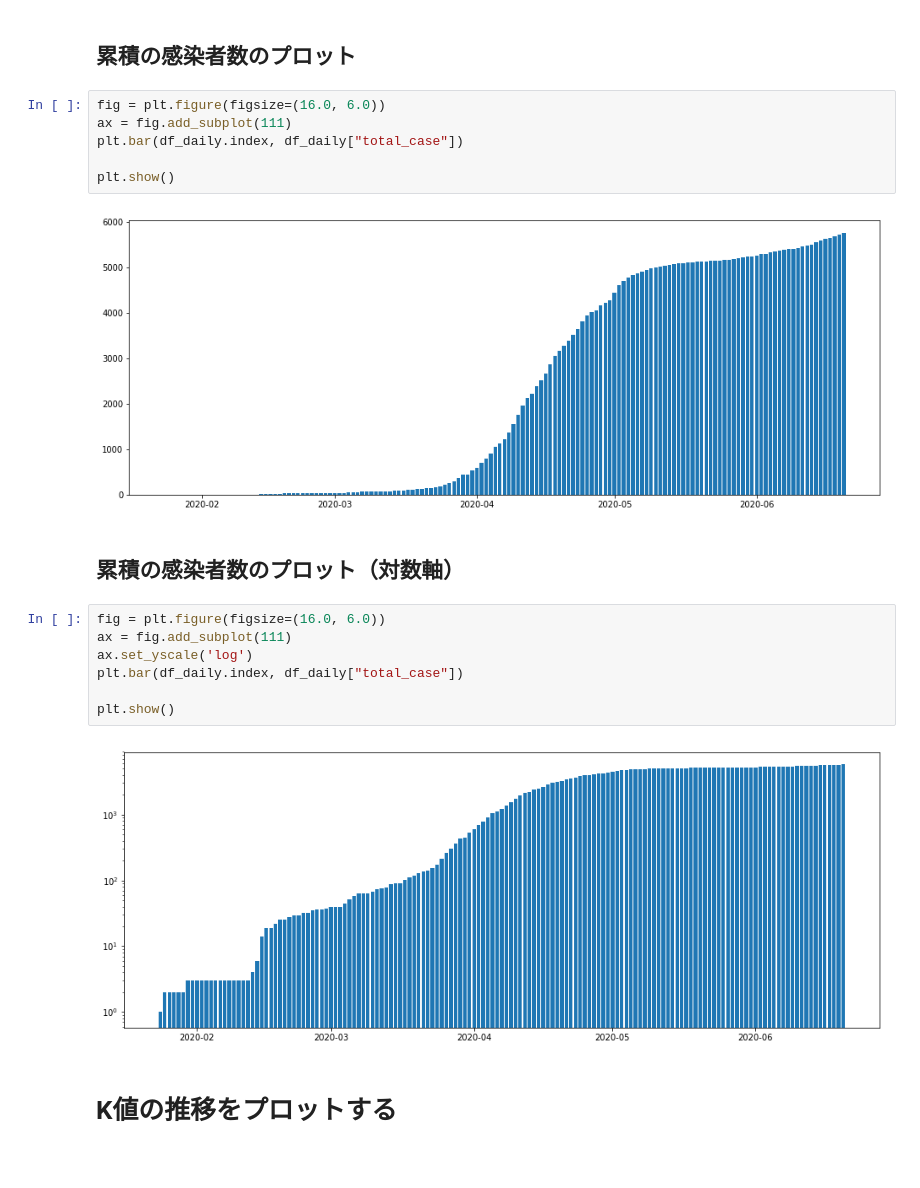
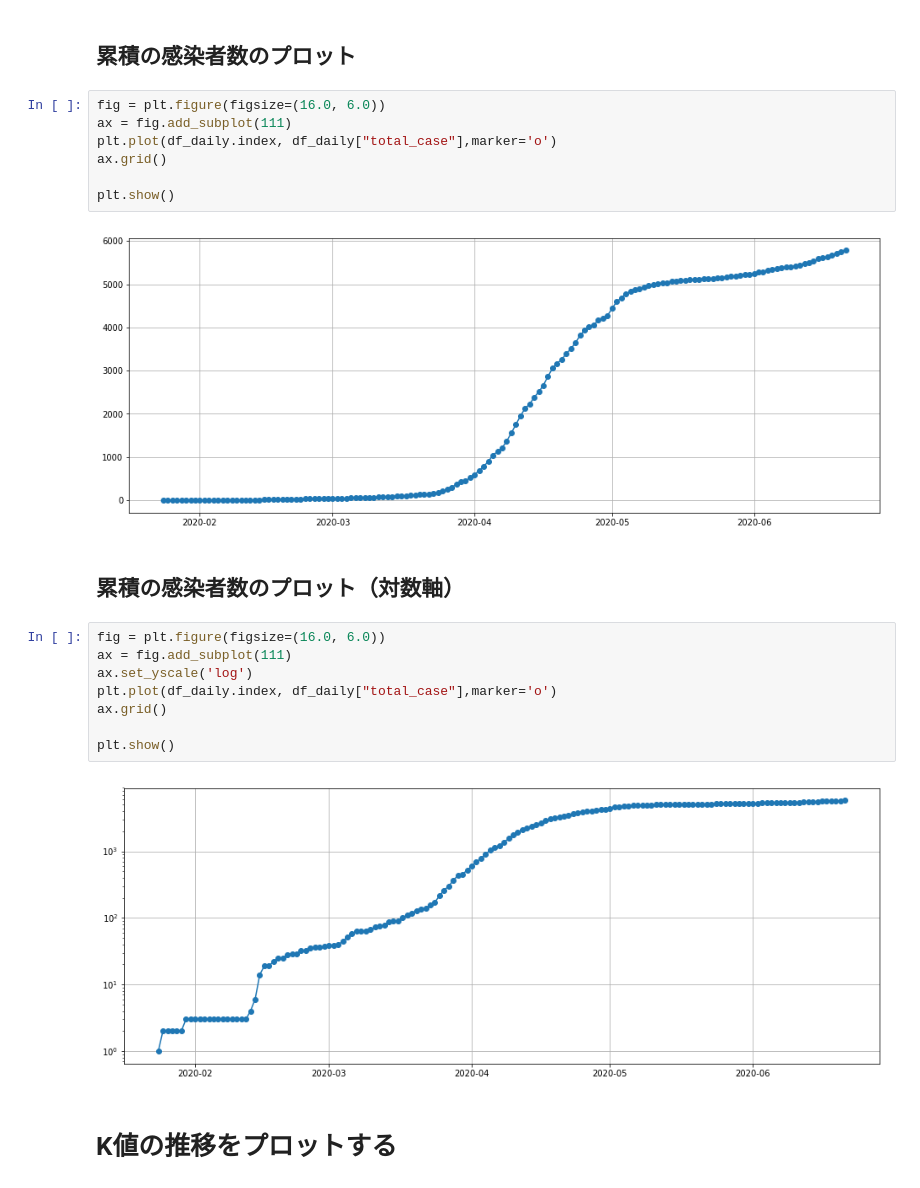
Before and after one commit to dgakane/covid19, a Jupyter notebook: nb/tokyo.ipynb, the cells around one changed output. Saved outputs shown, nothing was run; the diff lists cells and outputs as text.

```diff
--- a/nb/tokyo.ipynb
+++ b/nb/tokyo.ipynb
@@ -116,22 +116,24 @@ plt.show()
 # %%
 fig = plt.figure(figsize=(16.0, 6.0))
 ax = fig.add_subplot(111)
-plt.bar(df_daily.index, df_daily["total_case"])
+plt.plot(df_daily.index, df_daily["total_case"],marker='o')
+ax.grid()
 
 plt.show()
 # %% [output]
-[figure, old version]
+[figure, new version]
 # %% [markdown]
 ## 累積の感染者数のプロット（対数軸）
 # %%
 fig = plt.figure(figsize=(16.0, 6.0))
 ax = fig.add_subplot(111)
 ax.set_yscale('log')
-plt.bar(df_daily.index, df_daily["total_case"])
+plt.plot(df_daily.index, df_daily["total_case"],marker='o')
+ax.grid()
 
 plt.show()
 # %% [output]
-[figure, old version]
+[figure, new version]
 # %% [markdown]
 # K値の推移をプロットする
 # %%
```
Also changed, not shown: parts of 4 cells of this notebook.
